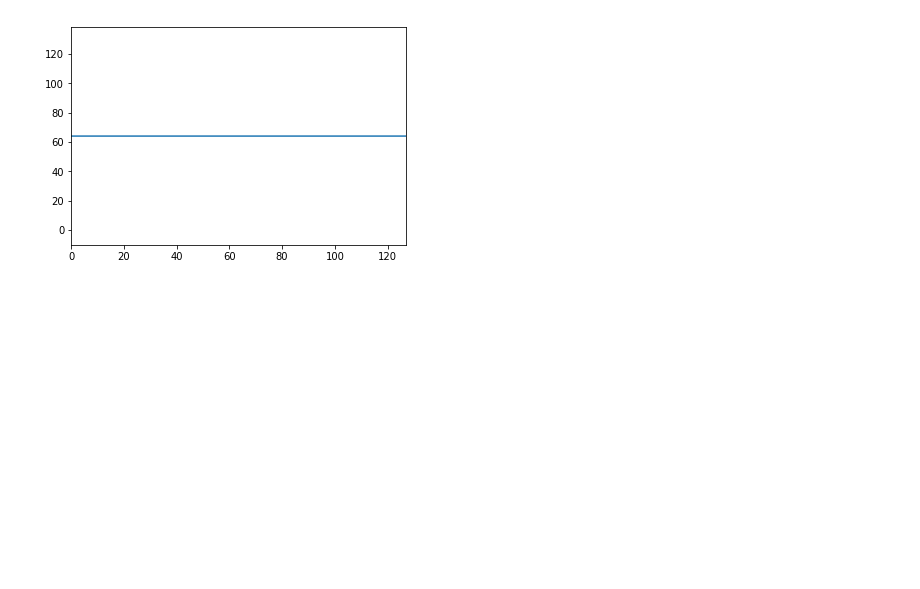
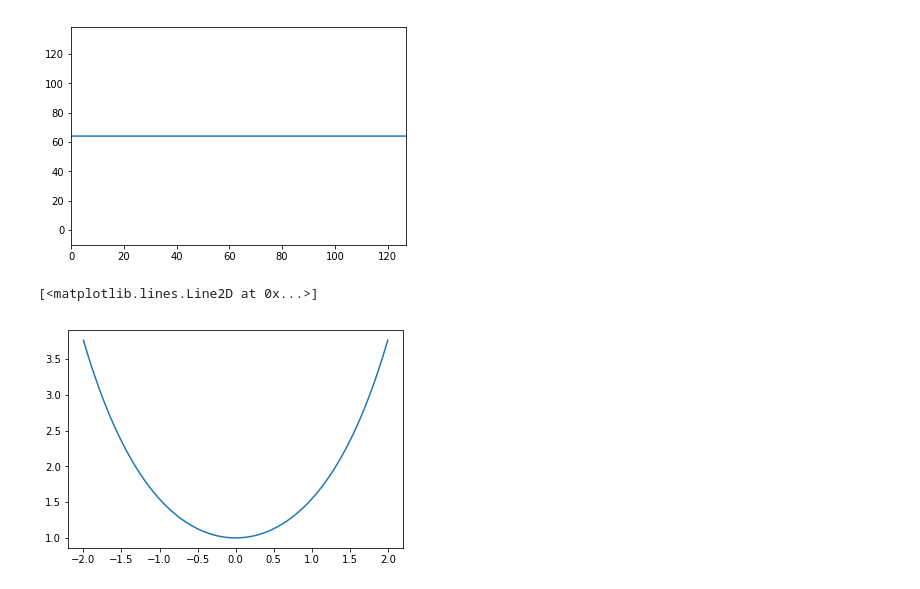
Before and after one commit to drmattyg/happiness, a Jupyter notebook: happiness.ipynb, the cells around one changed output. Saved outputs shown, nothing was run; the diff lists cells and outputs as text; code cells hidden in the pictures; blank space fills up the shorter version.

```diff
--- a/happiness.ipynb
+++ b/happiness.ipynb
@@ -58,3 +58,11 @@ happy_circle(-1)
 happy_circle(0)
 # %% [output]
 [figure]
+# %%
+m = 2
+d = 0.01
+x = np.arange(-m, m + d, d)
+plt.plot(x, np.cosh(x))
+# %% [output]
+[<matplotlib.lines.Line2D at 0x...>]
+[figure, added]
```
Also changed, not shown: parts of 2 cells of this notebook.
